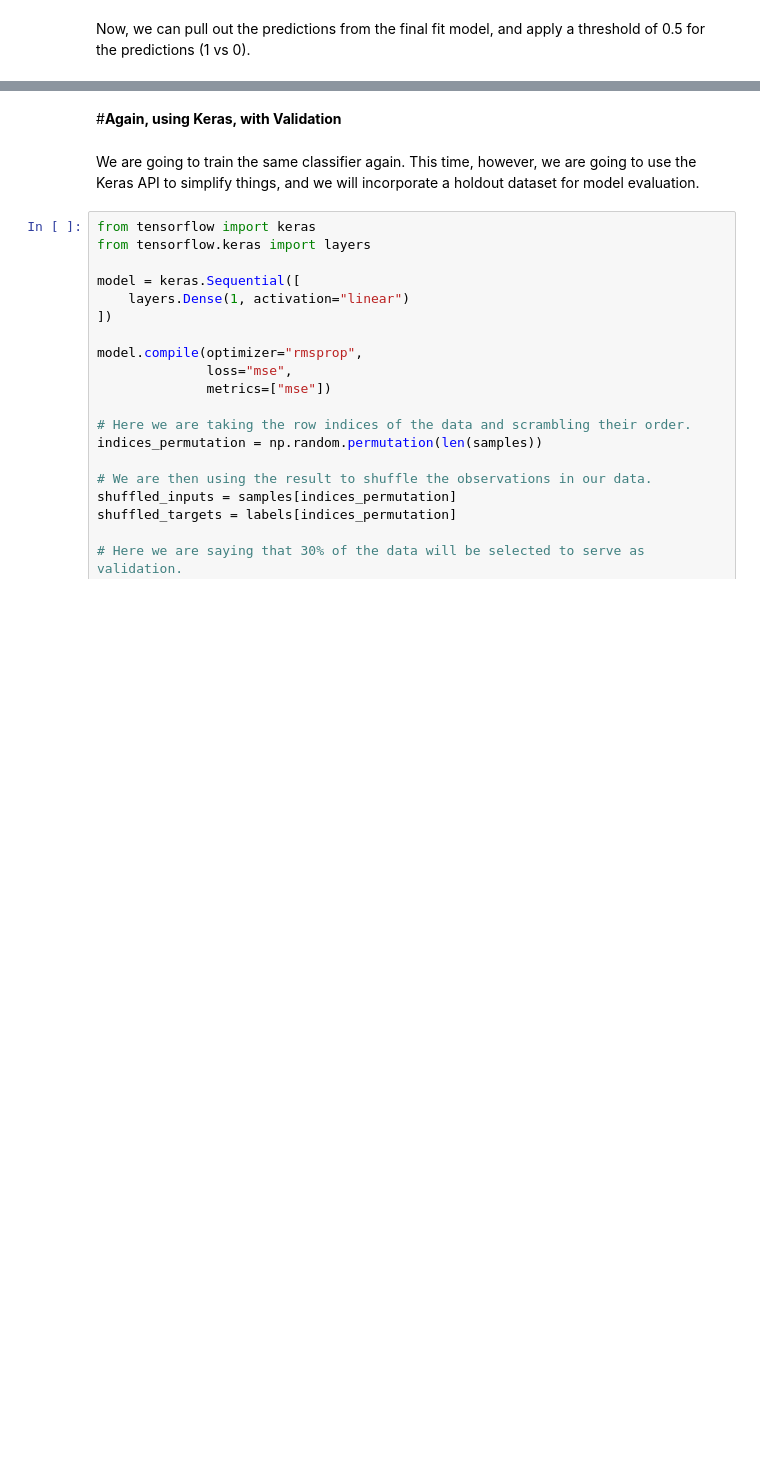
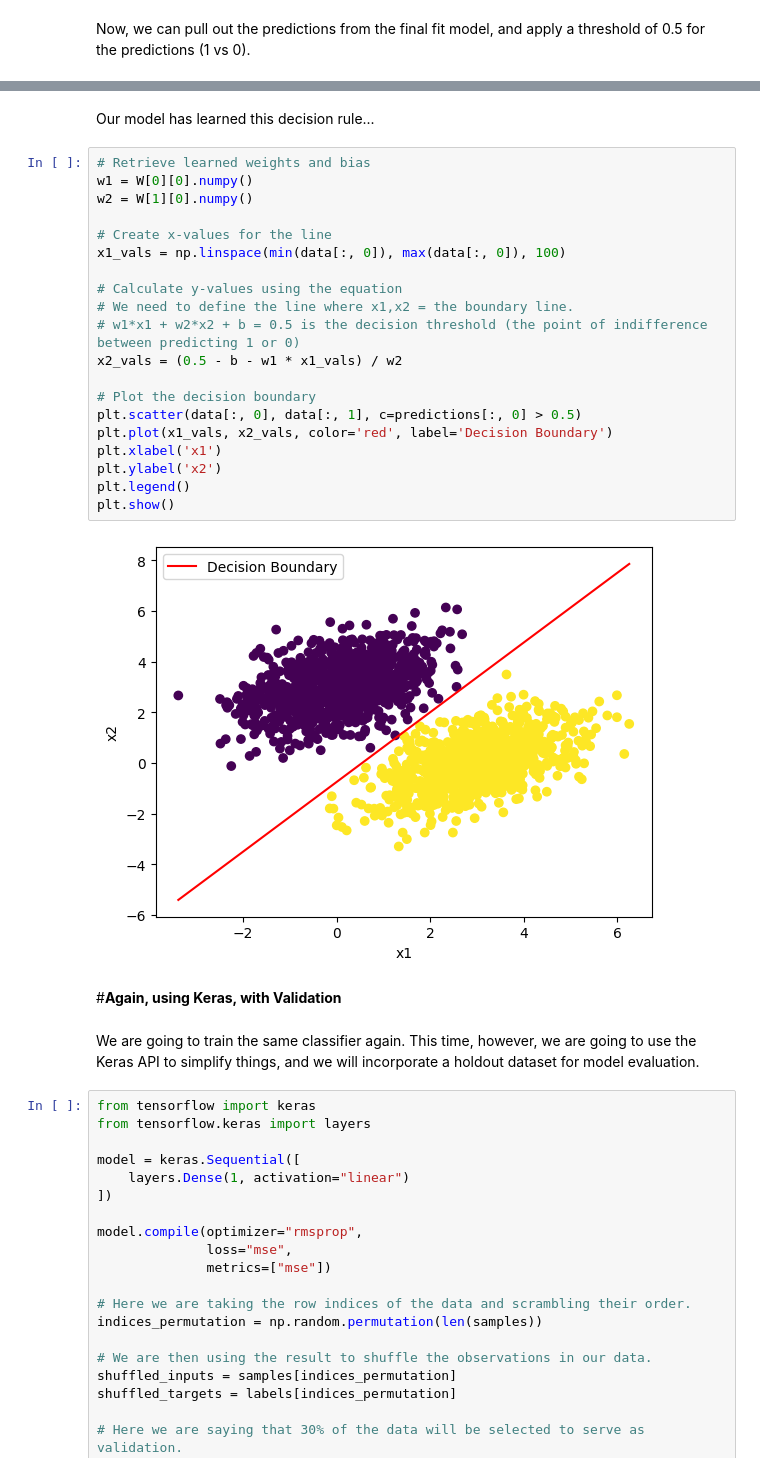
Before and after one commit to gburtch/NYU---ModernAI, a Jupyter notebook: Session 2-3/2.5 - LinearClassifier.ipynb, the cells around one changed output, grey strips where cells are left out. Drawn from its saved outputs; the diff is of its cells as text; blank space fills up the shorter version.

```diff
--- a/Session 2-3/2.5 - LinearClassifier.ipynb
+++ b/Session 2-3/2.5 - LinearClassifier.ipynb
@@ -118,3 +117,27 @@ pd.crosstab(confusionMatrix['Predicted'],confusionMatrix['Actual'])
+# %% [markdown]
+Our model has learned this decision rule...
+# %%
+# Retrieve learned weights and bias
+w1 = W[0][0].numpy()
+w2 = W[1][0].numpy()
+
+# Create x-values for the line
+x1_vals = np.linspace(min(data[:, 0]), max(data[:, 0]), 100)
+
+# Calculate y-values using the equation
+# We need to define the line where x1,x2 = the boundary line.
+# w1*x1 + w2*x2 + b = 0.5 is the decision threshold (the point of indifference between predicting 1 or 0)
+x2_vals = (0.5 - b - w1 * x1_vals) / w2
+
+# Plot the decision boundary
+plt.scatter(data[:, 0], data[:, 1], c=predictions[:, 0] > 0.5)
+plt.plot(x1_vals, x2_vals, color='red', label='Decision Boundary')
+plt.xlabel('x1')
+plt.ylabel('x2')
+plt.legend()
+plt.show()
+# %% [output]
+[figure, added]
 # %% [markdown]
 #**Again, using Keras, with Validation**
 # %% [markdown]
```
Also changed, not shown: parts of 4 cells of this notebook, 2 other files.
